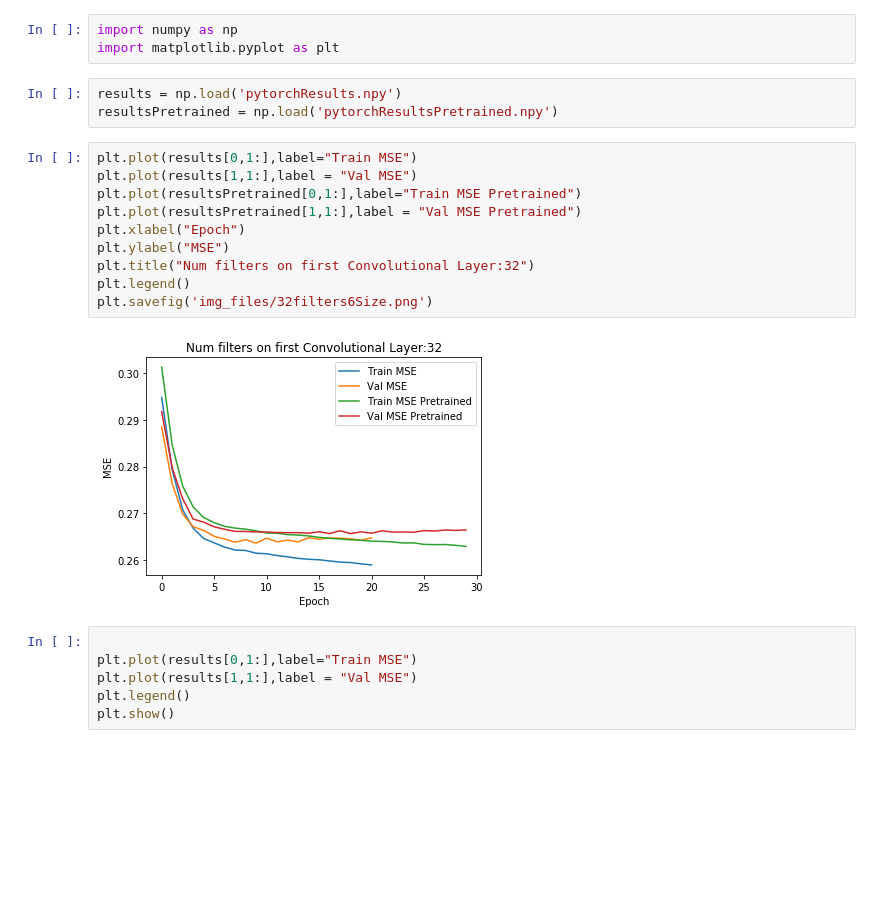
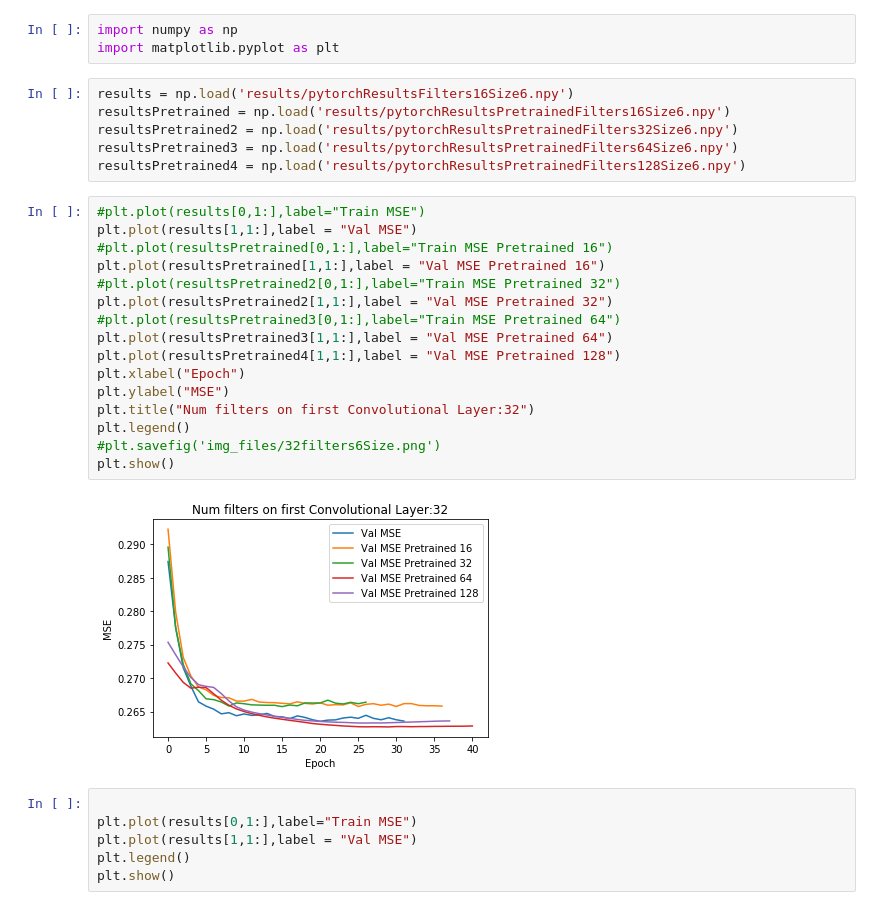
Before and after one commit to h5li/KmersNeuralNetwork, a Jupyter notebook: SklearnMLPRegressor.ipynb, the cells around one changed output. Saved outputs shown, nothing was run; the diff lists cells and outputs as text; blank space fills up the shorter version.

```diff
--- a/SklearnMLPRegressor.ipynb
+++ b/SklearnMLPRegressor.ipynb
@@ -87,21 +89,30 @@ Nonzero Coefficients:  1287
 # %%
 import numpy as np
 import matplotlib.pyplot as plt
-# %%
-results = np.load('pytorchResults.npy')
-resultsPretrained = np.load('pytorchResultsPretrained.npy')
+# %%
+results = np.load('results/pytorchResultsFilters16Size6.npy')
+resultsPretrained = np.load('results/pytorchResultsPretrainedFilters16Size6.npy')
+resultsPretrained2 = np.load('results/pytorchResultsPretrainedFilters32Size6.npy')
+resultsPretrained3 = np.load('results/pytorchResultsPretrainedFilters64Size6.npy')
+resultsPretrained4 = np.load('results/pytorchResultsPretrainedFilters128Size6.npy')
 # %%
-plt.plot(results[0,1:],label="Train MSE")
+#plt.plot(results[0,1:],label="Train MSE")
 plt.plot(results[1,1:],label = "Val MSE")
-plt.plot(resultsPretrained[0,1:],label="Train MSE Pretrained")
-plt.plot(resultsPretrained[1,1:],label = "Val MSE Pretrained")
+#plt.plot(resultsPretrained[0,1:],label="Train MSE Pretrained 16")
+plt.plot(resultsPretrained[1,1:],label = "Val MSE Pretrained 16")
+#plt.plot(resultsPretrained2[0,1:],label="Train MSE Pretrained 32")
+plt.plot(resultsPretrained2[1,1:],label = "Val MSE Pretrained 32")
+#plt.plot(resultsPretrained3[0,1:],label="Train MSE Pretrained 64")
+plt.plot(resultsPretrained3[1,1:],label = "Val MSE Pretrained 64")
+plt.plot(resultsPretrained4[1,1:],label = "Val MSE Pretrained 128")
 plt.xlabel("Epoch")
 plt.ylabel("MSE")
 plt.title("Num filters on first Convolutional Layer:32")
 plt.legend()
-plt.savefig('img_files/32filters6Size.png')
+#plt.savefig('img_files/32filters6Size.png')
+plt.show()
 # %% [output]
-[figure, old version]
+[figure, new version]
 # %%
 
 plt.plot(results[0,1:],label="Train MSE")
```
Also changed, not shown: parts of 7 cells of this notebook, 6 other files.
